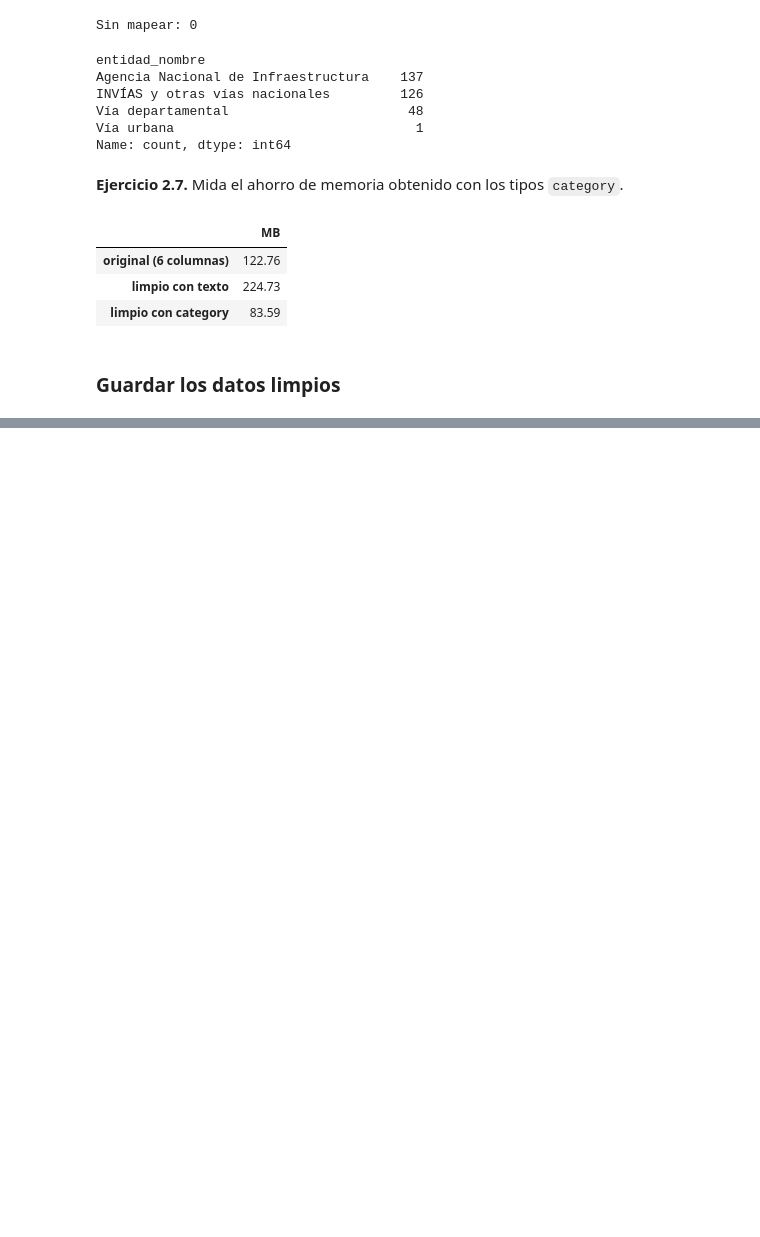
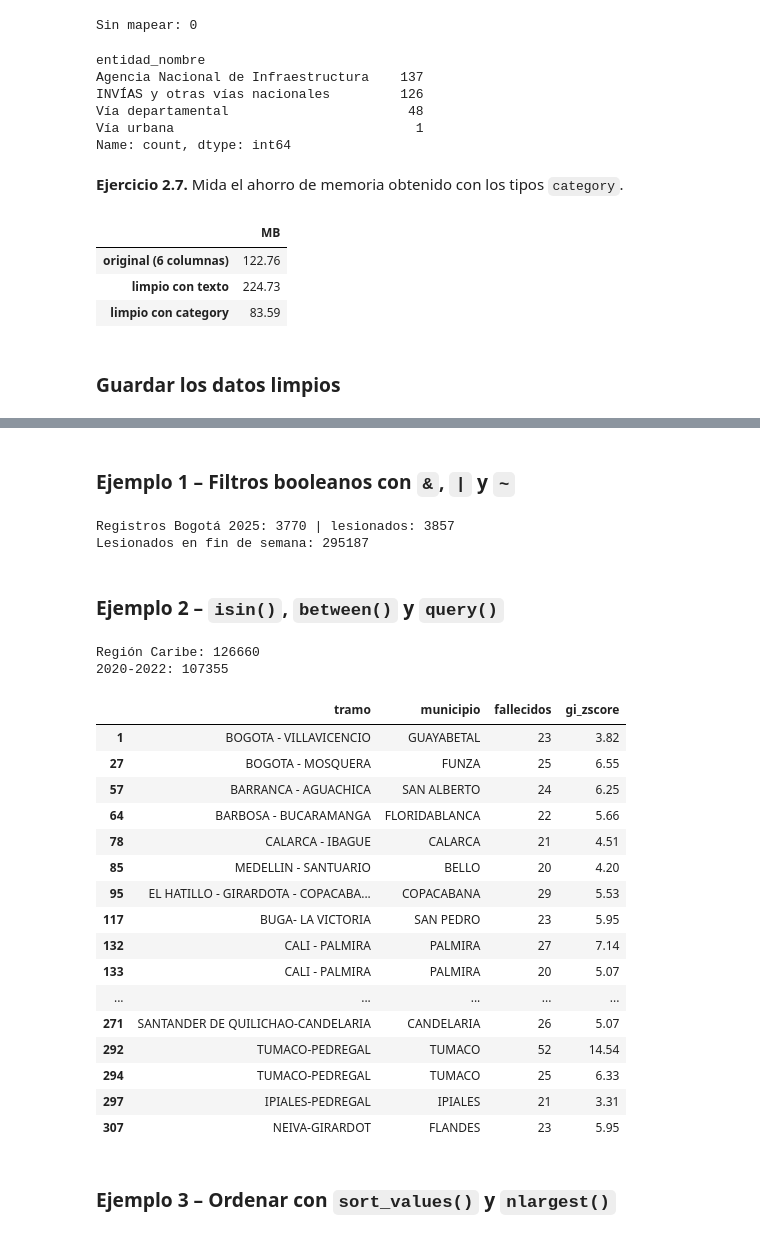
Before and after one commit to carlosantiz94-prog/siniestralidad-vial-ds, a Jupyter notebook: notebooks/pandas_labs.ipynb, the cells around one changed output, grey strips where cells are left out. Cells and saved outputs as stored; diff of their text form; code cells hidden in the pictures; blank space fills up the shorter version.

```diff
--- a/notebooks/pandas_labs.ipynb
+++ b/notebooks/pandas_labs.ipynb
@@ -496,0 +506,39 @@ sorted(p.name for p in PROCESSED.glob("*.csv"))
+# %% [markdown]
+### Ejemplo 1 – Filtros booleanos con `&`, `|` y `~`
+# %%
+bogota_2025 = lesiones[(lesiones["municipio"] == "BOGOTA D.C.") & (lesiones["anio"] == 2025)]
+print("Registros Bogotá 2025:", len(bogota_2025), "| lesionados:", bogota_2025["cantidad"].sum())
+fin_semana = lesiones[lesiones["dia_semana"].isin(["Sábado", "Domingo"])]
+print("Lesionados en fin de semana:", fin_semana["cantidad"].sum())
+# %% [output]
+Registros Bogotá 2025: 3770 | lesionados: 3857
+Lesionados en fin de semana: 295187
+# %% [markdown]
+### Ejemplo 2 – `isin()`, `between()` y `query()`
+# %%
+caribe = ["ATLANTICO", "BOLIVAR", "CESAR", "CORDOBA", "LA GUAJIRA", "MAGDALENA", "SUCRE"]
+print("Región Caribe:", lesiones[lesiones["departamento"].isin(caribe)]["cantidad"].sum())
+print("2020-2022:", lesiones[lesiones["anio"].between(2020, 2022)]["cantidad"].sum())
+sectores.query("fallecidos >= 20 and nivel_confianza == '99%'")[["tramo", "municipio", "fallecidos", "gi_zscore"]]
+# %% [output]
+Región Caribe: 126660
+2020-2022: 107355
+|  | tramo | municipio | fallecidos | gi_zscore |
+| 1 | BOGOTA - VILLAVICENCIO | GUAYABETAL | 23 | 3.82 |
+| 27 | BOGOTA - MOSQUERA | FUNZA | 25 | 6.55 |
+| 57 | BARRANCA - AGUACHICA | SAN ALBERTO | 24 | 6.25 |
+| 64 | BARBOSA - BUCARAMANGA | FLORIDABLANCA | 22 | 5.66 |
+| 78 | CALARCA - IBAGUE | CALARCA | 21 | 4.51 |
+| 85 | MEDELLIN - SANTUARIO | BELLO | 20 | 4.20 |
+| 95 | EL HATILLO - GIRARDOTA - COPACABA... | COPACABANA | 29 | 5.53 |
+| 117 | BUGA- LA VICTORIA | SAN PEDRO | 23 | 5.95 |
+| 132 | CALI - PALMIRA | PALMIRA | 27 | 7.14 |
+| 133 | CALI - PALMIRA | PALMIRA | 20 | 5.07 |
+| ... | ... | ... | ... | ... |
+| 271 | SANTANDER DE QUILICHAO-CANDELARIA | CANDELARIA | 26 | 5.07 |
+| 292 | TUMACO-PEDREGAL | TUMACO | 52 | 14.54 |
+| 294 | TUMACO-PEDREGAL | TUMACO | 25 | 6.33 |
+| 297 | IPIALES-PEDREGAL | IPIALES | 21 | 3.31 |
+| 307 | NEIVA-GIRARDOT | FLANDES | 23 | 5.95 |
+# %% [markdown]
+### Ejemplo 3 – Ordenar con `sort_values()` y `nlargest()`
```
Also changed, not shown: parts of 37 cells of this notebook, 2 other files.
